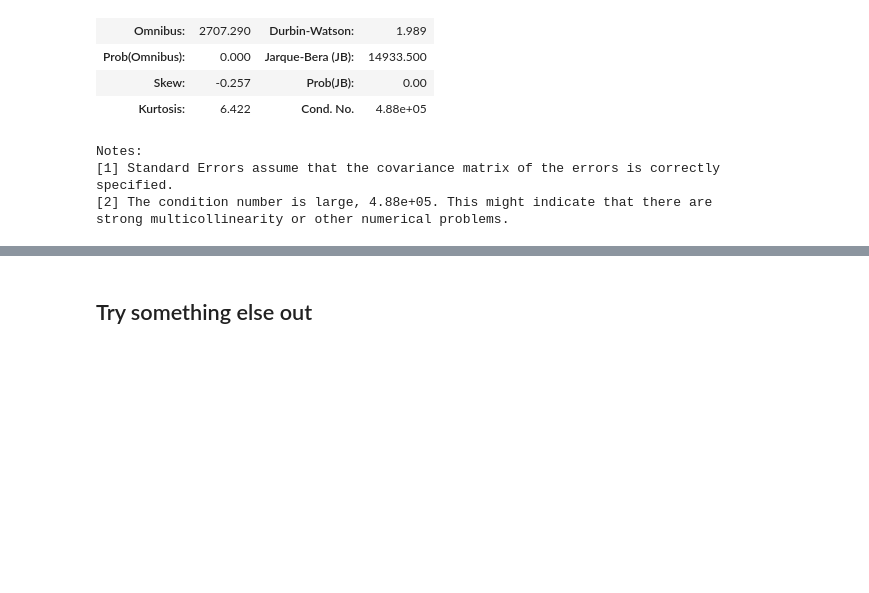
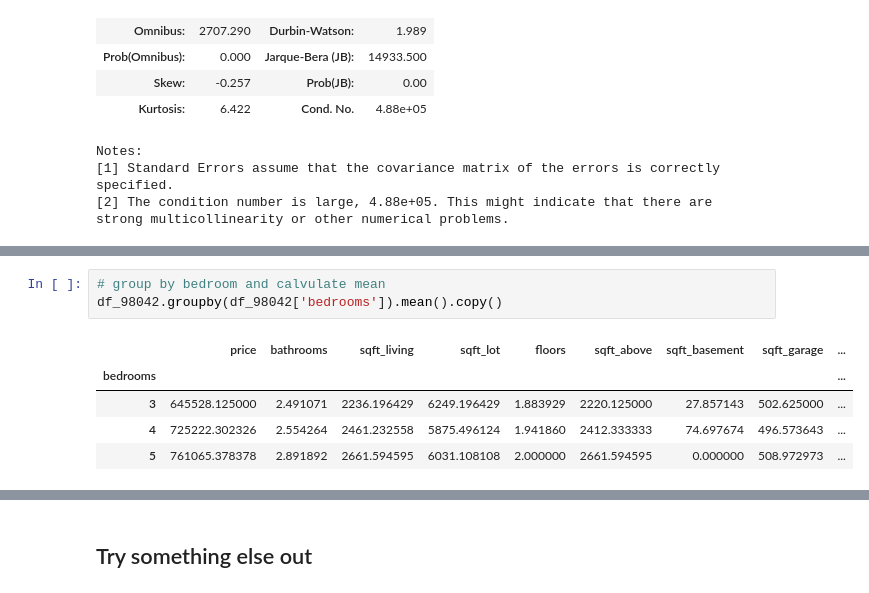
Before and after one commit to mduncan23/King-County-Real-Estate-Analysis, a Jupyter notebook: Jasmine Project Workbook-Copy1.ipynb, the cells around one changed output, grey strips where cells are left out. Saved outputs shown, nothing was run; the diff lists cells and outputs as text; blank space fills up the shorter version.

```diff
--- a/Jasmine Project Workbook-Copy1.ipynb
+++ b/Jasmine Project Workbook-Copy1.ipynb
@@ -631,0 +697,9 @@ strong multicollinearity or other numerical problems.
+# %%
+# group by bedroom and calvulate mean
+df_98042.groupby(df_98042['bedrooms']).mean().copy()
+# %% [output]
+|  | price | bathrooms | sqft_living | sqft_lot | floors | sqft_above | sqft_basement | sqft_garage | ... |
+| bedrooms |  |  |  |  |  |  |  |  | ... |
+| 3 | 645528.125000 | 2.491071 | 2236.196429 | 6249.196429 | 1.883929 | 2220.125000 | 27.857143 | 502.625000 | ... |
+| 4 | 725222.302326 | 2.554264 | 2461.232558 | 5875.496124 | 1.941860 | 2412.333333 | 74.697674 | 496.573643 | ... |
+| 5 | 761065.378378 | 2.891892 | 2661.594595 | 6031.108108 | 2.000000 | 2661.594595 | 0.000000 | 508.972973 | ... |
```
Also changed, not shown: parts of 7 cells of this notebook.
